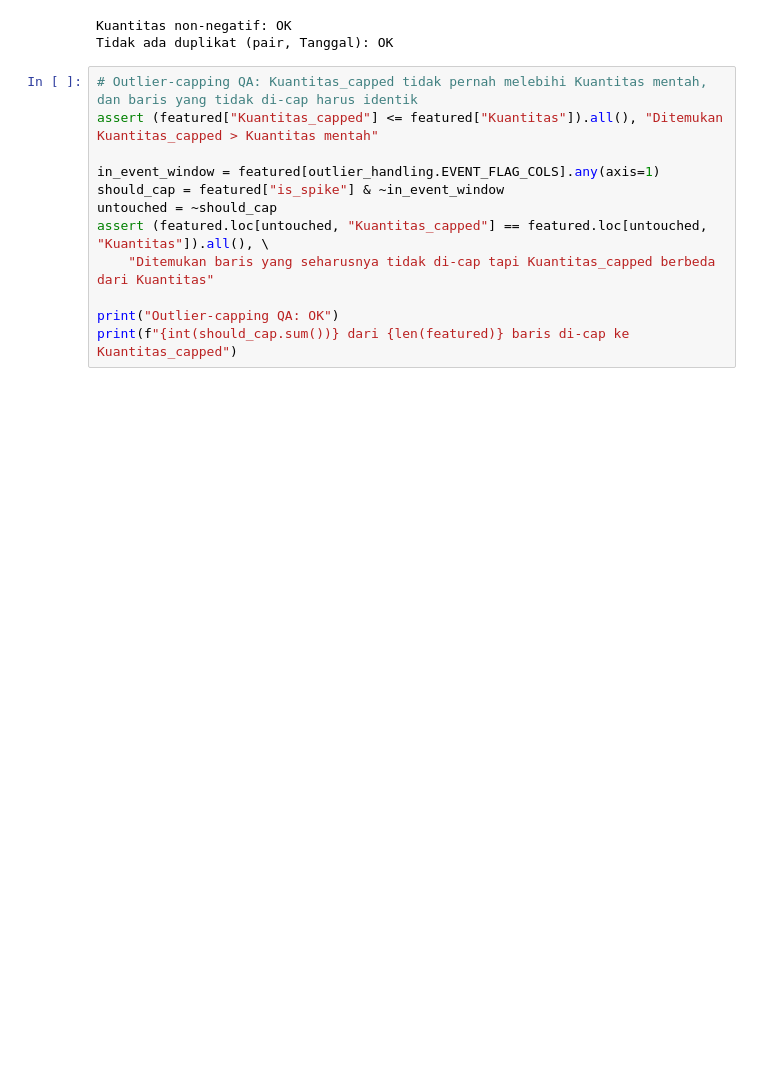
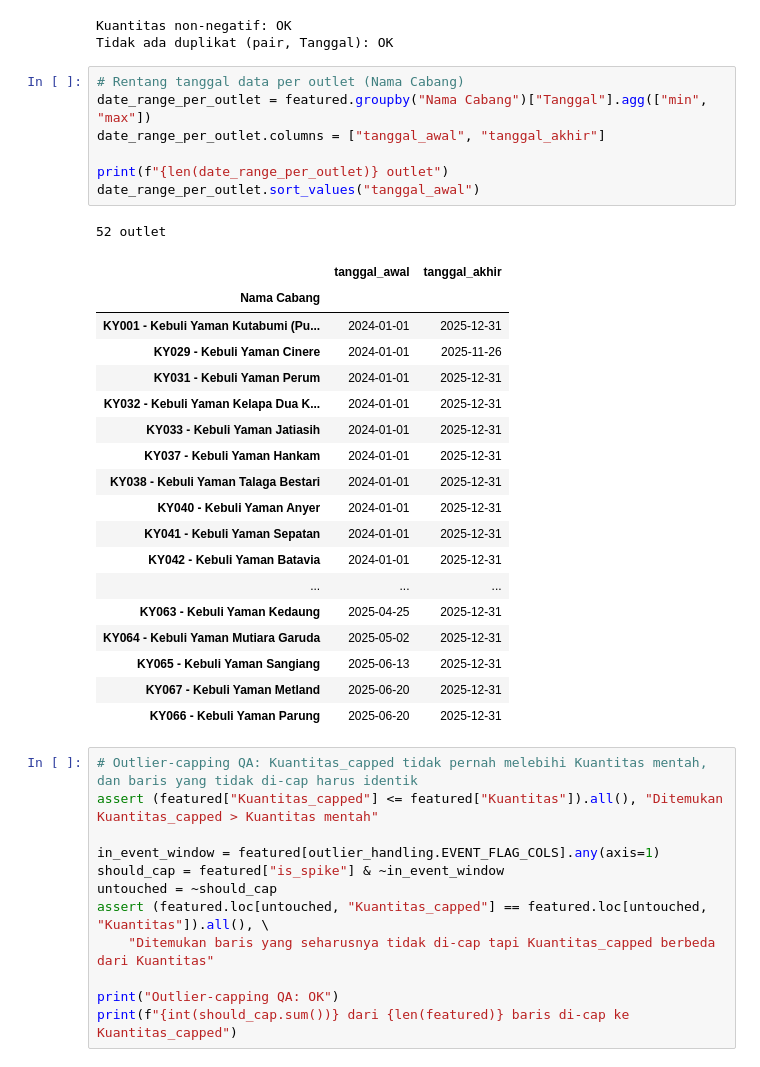
Before and after one commit to ramapdp/forecast-scm, a Jupyter notebook: notebook/data-processing.ipynb, the cells around one changed output. Cells and saved outputs as stored; diff of their text form; blank space fills up the shorter version.

```diff
--- a/notebook/data-processing.ipynb
+++ b/notebook/data-processing.ipynb
@@ -359,6 +359,33 @@ print("Tidak ada duplikat (pair, Tanggal): OK")
 # %% [output]
 Kuantitas non-negatif: OK
 Tidak ada duplikat (pair, Tanggal): OK
+# %%
+# Rentang tanggal data per outlet (Nama Cabang)
+date_range_per_outlet = featured.groupby("Nama Cabang")["Tanggal"].agg(["min", "max"])
+date_range_per_outlet.columns = ["tanggal_awal", "tanggal_akhir"]
+
+print(f"{len(date_range_per_outlet)} outlet")
+date_range_per_outlet.sort_values("tanggal_awal")
+# %% [output]
+52 outlet
+|  | tanggal_awal | tanggal_akhir |
+| Nama Cabang |  |  |
+| KY001 - Kebuli Yaman Kutabumi (Pu... | 2024-01-01 | 2025-12-31 |
+| KY029 - Kebuli Yaman Cinere | 2024-01-01 | 2025-11-26 |
+| KY031 - Kebuli Yaman Perum | 2024-01-01 | 2025-12-31 |
+| KY032 - Kebuli Yaman Kelapa Dua K... | 2024-01-01 | 2025-12-31 |
+| KY033 - Kebuli Yaman Jatiasih | 2024-01-01 | 2025-12-31 |
+| KY037 - Kebuli Yaman Hankam | 2024-01-01 | 2025-12-31 |
+| KY038 - Kebuli Yaman Talaga Bestari | 2024-01-01 | 2025-12-31 |
+| KY040 - Kebuli Yaman Anyer | 2024-01-01 | 2025-12-31 |
+| KY041 - Kebuli Yaman Sepatan | 2024-01-01 | 2025-12-31 |
+| KY042 - Kebuli Yaman Batavia | 2024-01-01 | 2025-12-31 |
+| ... | ... | ... |
+| KY063 - Kebuli Yaman Kedaung | 2025-04-25 | 2025-12-31 |
+| KY064 - Kebuli Yaman Mutiara Garuda | 2025-05-02 | 2025-12-31 |
+| KY065 - Kebuli Yaman Sangiang | 2025-06-13 | 2025-12-31 |
+| KY067 - Kebuli Yaman Metland | 2025-06-20 | 2025-12-31 |
+| KY066 - Kebuli Yaman Parung | 2025-06-20 | 2025-12-31 |
 # %%
 # Outlier-capping QA: Kuantitas_capped tidak pernah melebihi Kuantitas mentah, dan baris yang tidak di-cap harus identik
 assert (featured["Kuantitas_capped"] <= featured["Kuantitas"]).all(), "Ditemukan Kuantitas_capped > Kuantitas mentah"
```
Also changed, not shown: 12 other files.
